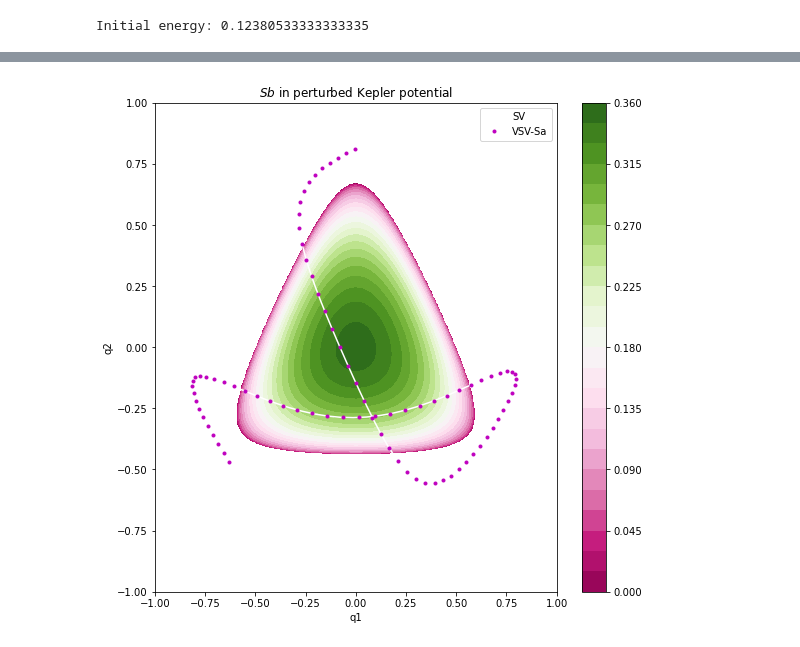
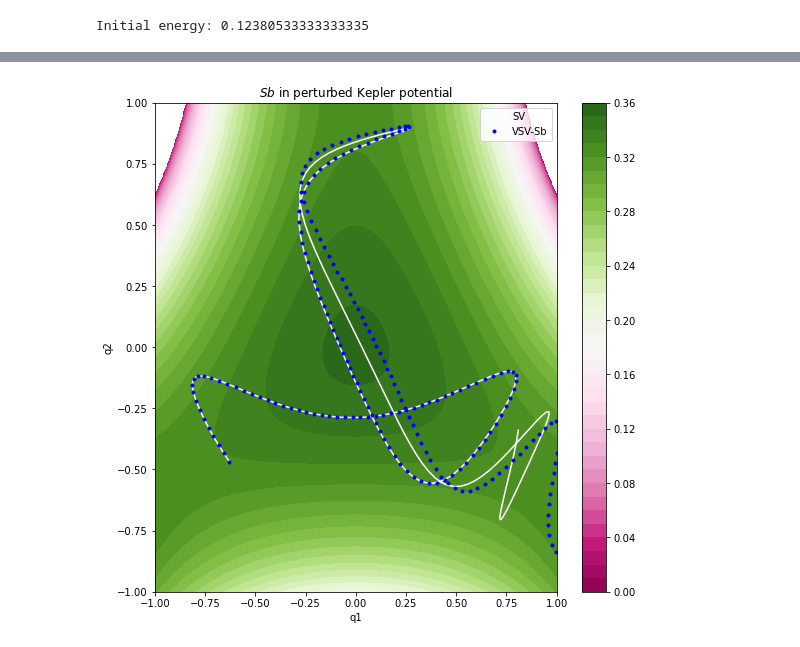
Before and after one commit to BrianWhiteaker/HMC, a Jupyter notebook: Henon_Heils.ipynb, the cells around one changed output, grey strips where cells are left out. Drawn from its saved outputs; the diff is of its cells as text; code cells hidden in the pictures.

```diff
--- a/Henon_Heils.ipynb
+++ b/Henon_Heils.ipynb
@@ -57 +80,7 @@ $\sigma_c(\mathbf{q}) = \lvert|\mathbf{q}\rvert|^{\alpha}$, where $\alpha = 2$.
+# %%
+def Sb(q,h0):
+    return 1/np.sqrt(h0 - .1*U(q))
+
+def dSb(q,h0):
+    return (.5*Sb(q,h0)**3)*dU(q)
 # %%
@@ -191,7 +260,23 @@ def dUc2(qx,qy):
     return (qx+2*qx*qy)**2 + (qx**2+qy-qy**2)**2
 
 def Sac(X, Y, h0):
-    return np.sqrt(h0 - Uc(X,Y) + dUc2(X,Y))
+    return np.sqrt(h0 - Uc(X,Y)*.6 + dUc2(X,Y))
 
-def Sbc(X,Y, h0):
-    return np.sqrt(h0 - Uc(X,Y))
+bnd = 2.
+xlist = np.linspace(-bnd, bnd, 500)
+ylist = np.linspace(-bnd, bnd, 500)
+X, Y = np.meshgrid(xlist, ylist)
+Z = Sac(X,Y,H0)
+
+fig,ax=plt.subplots(1,1, figsize=(9,9))
+cp = ax.contourf(X, Y, Z, levels=30, cmap ='PiYG')
+ax.plot(Q2[0,:],Q2[1,:],'white', label='SV')
+ax.plot(Qa[0,:],Qa[1,:],'c.', label='VSV-Sa')
+ax.set_xlim(-bnd,bnd)
+ax.set_ylim(-bnd,bnd)
+fig.colorbar(cp) # Add a colorbar to a plot
+ax.set_title('$Sa$ in perturbed Kepler potential')
+ax.set_xlabel('q1')
+ax.set_ylabel('q2')
+plt.legend()
+plt.show()
@@ -219,23 +285,26 @@ plt.show()
 # %%
+def Sbc(X,Y, h0):
+    return np.sqrt(h0 - .1*Uc(X,Y))
+
 bnd = 1.
 xlist = np.linspace(-bnd, bnd, 500)
 ylist = np.linspace(-bnd, bnd, 500)
 X, Y = np.meshgrid(xlist, ylist)
 Z = Sbc(X,Y,H0)
 
 fig,ax=plt.subplots(1,1, figsize=(9,9))
-cp = ax.contourf(X, Y, Z, levels=30, cmap ='PiYG')
+cp = ax.contourf(X, Y, Z, levels=40, cmap ='PiYG')
 ax.plot(Q2[0,:],Q2[1,:],'white', label='SV')
-ax.plot(Qa[0,:],Qa[1,:],'m.', label='VSV-Sa')
+ax.plot(Qb[0,:],Qb[1,:],'b.', label='VSV-Sb')
 ax.set_xlim(-bnd,bnd)
 ax.set_ylim(-bnd,bnd)
 fig.colorbar(cp) # Add a colorbar to a plot
 ax.set_title('$Sb$ in perturbed Kepler potential')
 ax.set_xlabel('q1')
 ax.set_ylabel('q2')
 plt.legend()
 plt.show()
 # %% [output]
-[figure, old version]
+[figure, new version]
 # %%
 def Scc(x,y):
```
Also changed, not shown: parts of 18 cells of this notebook.
